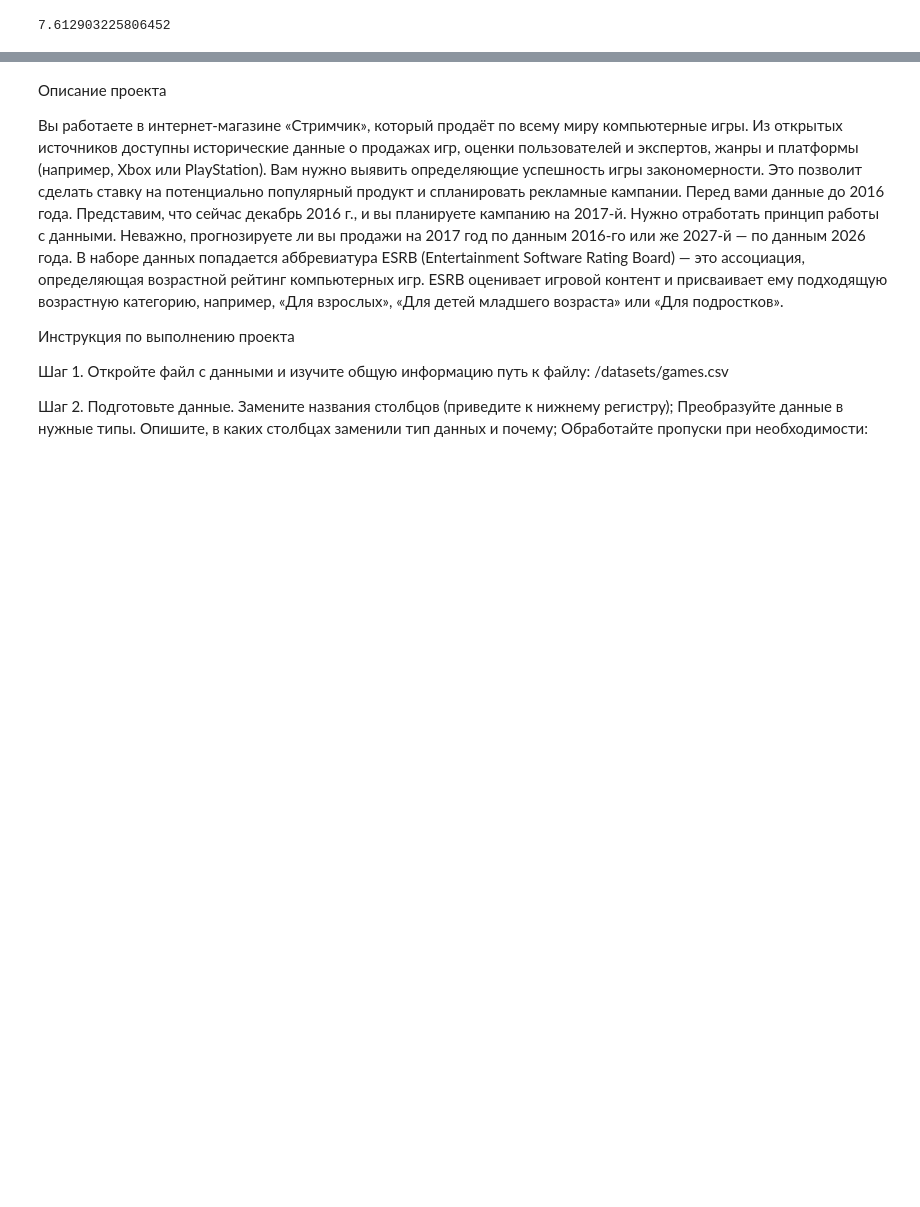
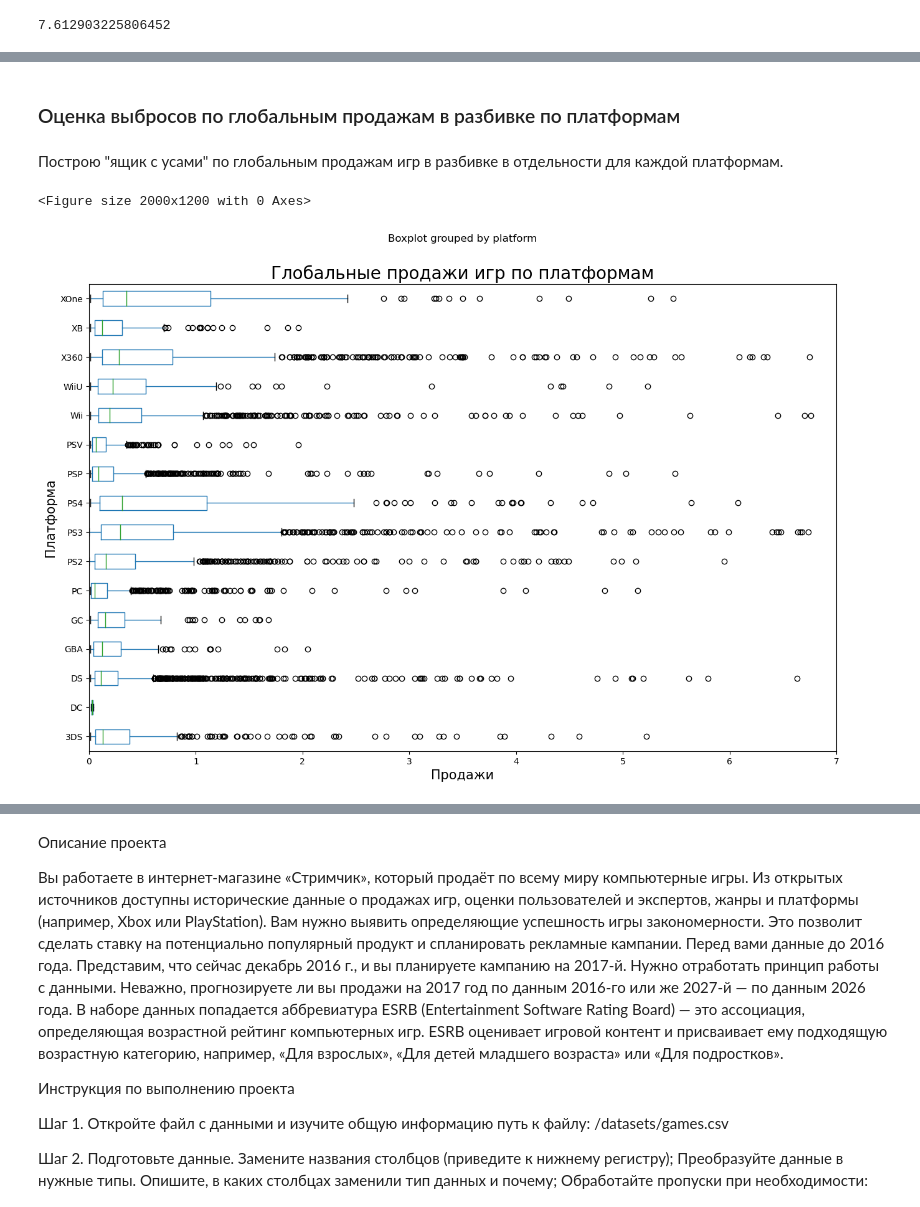
Before and after one commit to sudobooo/games_project, a Jupyter notebook: games_project.ipynb, the cells around one changed output, grey strips where cells are left out. Saved outputs shown, nothing was run; the diff lists cells and outputs as text; code cells hidden in the pictures; blank space fills up the shorter version.

```diff
--- a/games_project.ipynb
+++ b/games_project.ipynb
@@ -515,0 +650,17 @@ platforms_lifespan['lifespan'].mean()
+# %% [markdown]
+### Оценка выбросов по глобальным продажам в разбивке по платформам
+# %% [markdown]
+Построю "ящик с усами" по глобальным продажам игр в разбивке в отдельности для каждой платформам.
+# %%
+plt.figure(figsize=(20, 12))
+actual_data.boxplot(column='total_sales', by='platform', vert=False, figsize=(15, 10))
+
+plt.title('Глобальные продажи игр по платформам', fontsize=20)
+plt.xlabel('Продажи', fontsize=15)
+plt.ylabel('Платформа', fontsize=15)
+plt.grid()
+plt.xlim(0, 7)
+plt.show()
+# %% [output]
+<Figure size 2000x1200 with 0 Axes>
+[figure, added]
```
Also changed, not shown: parts of 46 cells of this notebook.
